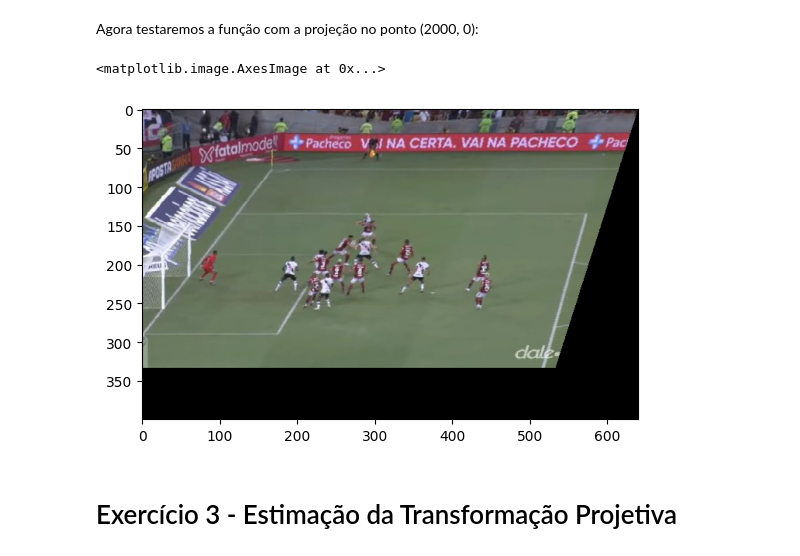
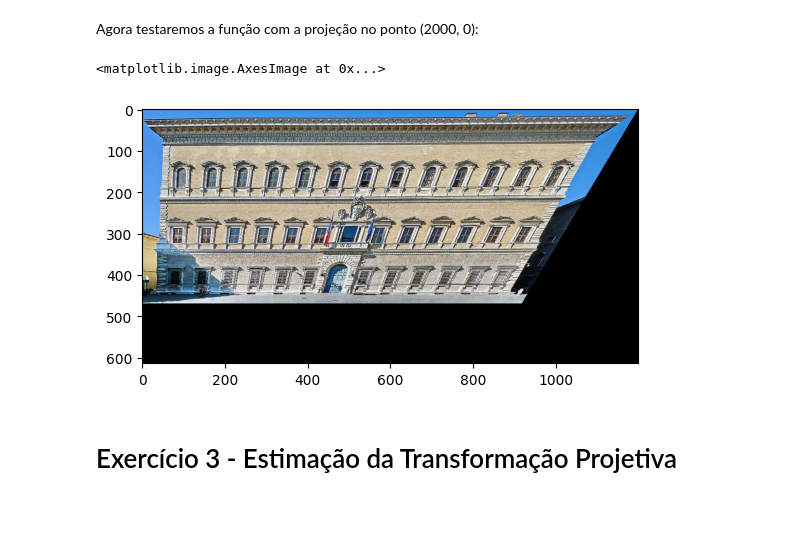
Before and after one commit to scrocha/visao-computacional-2024, a Jupyter notebook: Lista_01/Exercicios.ipynb, the cells around one changed output. Drawn from its saved outputs; the diff is of its cells as text; code cells hidden in the pictures; blank space fills up the shorter version.

```diff
--- a/Lista_01/Exercicios.ipynb
+++ b/Lista_01/Exercicios.ipynb
@@ -10,9 +10,9 @@ import numpy as np
 # %% [markdown]
 Agora veremos se a leitura de imagens do opencv está funcionando sem mais problemas, ao usar a biblioteca do matplotlib para plotar as imagens, se baseando no post do github de [como plotar imagens em um notebook](https://gist.github.com/mstfldmr/45d6e47bb661800b982c39d30215bc88).
 # %%
-img = cv.imread('./Palazzo_Farnese_Fassade.jpg')
-img = img[:,:,::-1]
-plt.imshow(img)
+img_1 = cv.imread('./Palazzo_Farnese_Fassade.jpg')
+img_1 = img_1[:,:,::-1]
+plt.imshow(img_1)
 # %% [output]
 <matplotlib.image.AxesImage at 0x...>
 [figure]
@@ -106,9 +106,9 @@ plt.imshow(rotated_img)
 # %% [markdown]
 Usaremos a nova imagem Palazzo Farnese Fassad para esta questão:
 # %%
-img = cv.imread('./Palazzo_Farnese_Fassade.jpg')
-img = img[:,:,::-1]
-plt.imshow(img)
+img_2 = cv.imread('./Palazzo_Farnese_Fassade.jpg')
+img_2 = img_2[:,:,::-1]
+plt.imshow(img_2)
 # %% [output]
 <matplotlib.image.AxesImage at 0x...>
 [figure]
@@ -137,13 +137,13 @@ Agora testaremos a função com a projeção no ponto (2000, 0):
 # %%
 T_1 = np.array([[1, 0, 0],
               [0, 1, 0],
               [1/2000, 0, 1]])
 
-img_transform = my_transform(img, T_1)
+img_transform = my_transform(img_2, T_1)
 plt.imshow(img_transform)
 # %% [output]
 <matplotlib.image.AxesImage at 0x...>
-[figure, old version]
+[figure, new version]
 # %% [markdown]
 # Exercício 3 - Estimação da Transformação Projetiva
 # %% [markdown]
```
Also changed, not shown: parts of 13 cells of this notebook.
